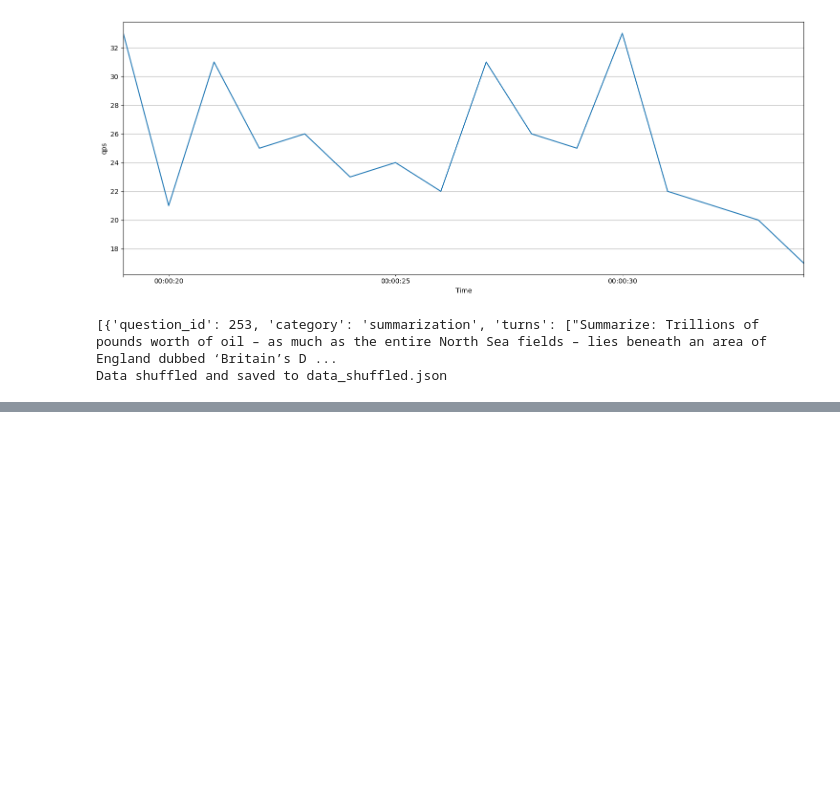
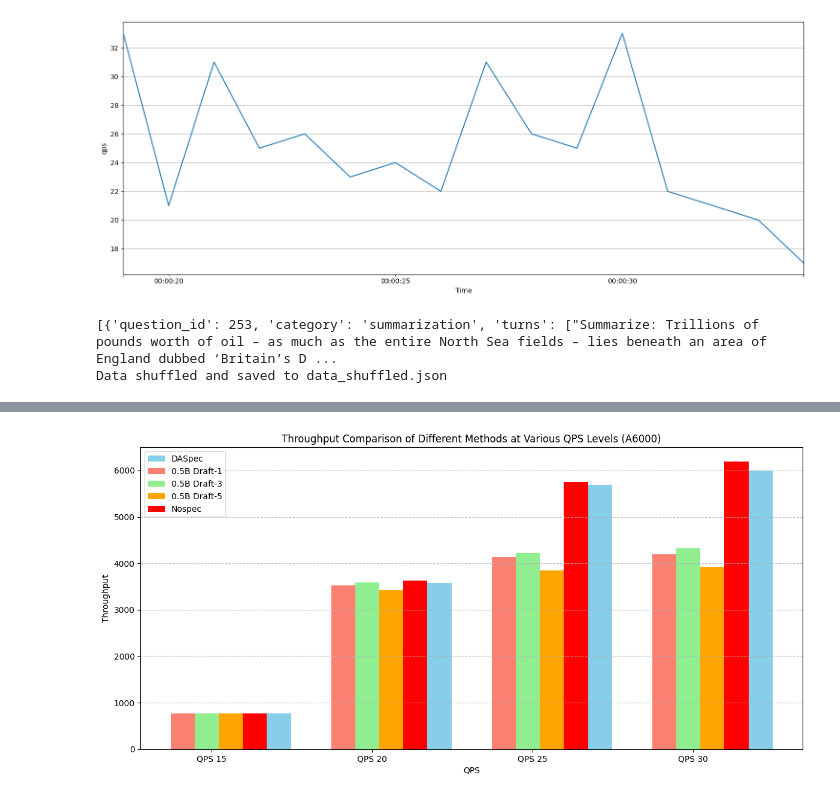
Before and after one commit to lihuahua123/vllm_speculative, a Jupyter notebook: exps/draw2.ipynb, the cells around one changed output, grey strips where cells are left out. Drawn from its saved outputs; the diff is of its cells as text; code cells hidden in the pictures; blank space fills up the shorter version.

```diff
--- a/exps/draw2.ipynb
+++ b/exps/draw2.ipynb
@@ -351,0 +447,63 @@ Data shuffled and saved to data_shuffled.json
+# %%
+# specbench A6000 480 条请求
+# 1,5,10,15
+qps_1 = [775.39,774.49,775.01,774.51,771.91]
+qps_5 = [3577.20, 3521.36,3584.09,3428.07,3630.07]
+qps_10 = [5686.06,4134.07,4223.86,3844.36,5750.26]
+qps_15 = [5999.79,4197.44,4321.00,3929.02,6187.91]
+
+
+
+
+import matplotlib.pyplot as plt
+import numpy as np
+
+# Data
+qps_levels = ['QPS 15', 'QPS 20', 'QPS 25','QPS 30']
+methods = ['DASpec', 'Smart', 'Deep', 'Nospec']
+
+# Reorganize data by QPS levels
+throughput_data = [
+    [775.39,774.49,775.01,774.51,771.91],  # QPS 15
+    [3577.20, 3521.36,3584.09,3428.07,3630.07],  # QPS 20
+    [5686.06,4134.07,4223.86,3844.36,5750.26],   # QPS 25
+    [5999.79,4197.44,4321.00,3929.02,6187.91],
+]
+
+# Set up the figure and axis
+plt.figure(figsize=(12, 6))
+
+# Set width of bars
+barWidth = 0.15
+
+# Set positions of the bars on X axis
+r1 = np.arange(len(qps_levels))
+r2 = [x + barWidth for x in r1]
+r3 = [x + barWidth for x in r2]
+r4 = [x + barWidth for x in r3]
+r5 = [x + barWidth for x in r4]
+# Create the bars
+plt.bar(r5, [data[0] for data in throughput_data], width=barWidth, label='DASpec', color='skyblue')
+plt.bar(r1, [data[1] for data in throughput_data], width=barWidth, label='0.5B Draft-1', color='salmon')
+plt.bar(r2, [data[2] for data in throughput_data], width=barWidth, label='0.5B Draft-3', color='lightgreen')
+plt.bar(r3, [data[3] for data in throughput_data], width=barWidth, label='0.5B Draft-5', color='orange')
+plt.bar(r4, [data[4] for data in throughput_data], width=barWidth, label='Nospec', color='red')
+
+# Add labels and title
+plt.xlabel('QPS')
+plt.ylabel('Throughput')
+plt.title('Throughput Comparison of Different Methods at Various QPS Levels (A6000)')
+plt.xticks([r + 1.2*barWidth for r in range(len(qps_levels))], qps_levels)
+
+# Add legend
+plt.legend()
+
+# Add grid for better readability
+plt.grid(True, axis='y', linestyle='--', alpha=0.7)
+
+# Adjust layout to prevent label cutoff
+plt.tight_layout()
+
+plt.show()
+# %% [output]
+[figure, added]
```
Also changed, not shown: parts of 3 cells of this notebook, 11 other files.
